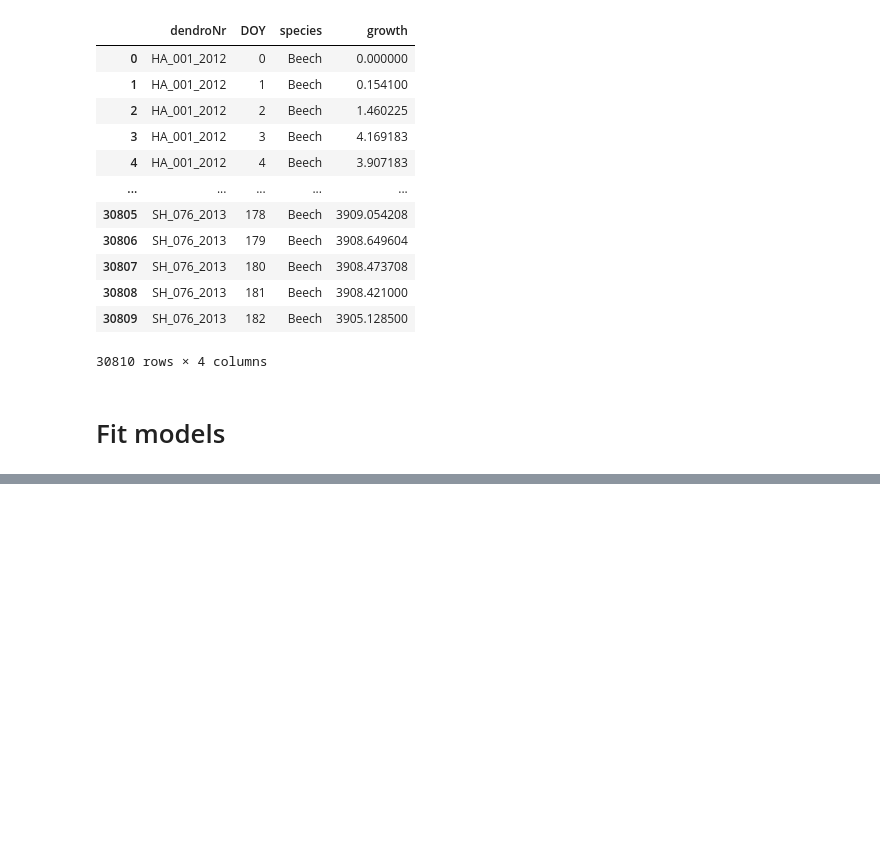
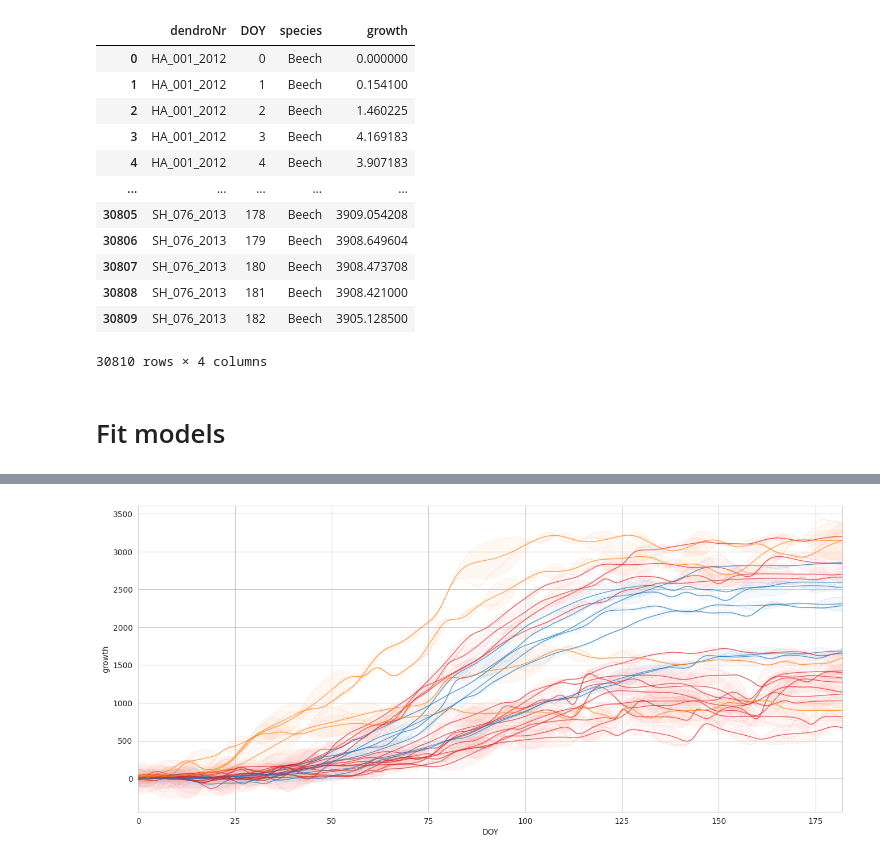
Before and after one commit to ItsNiklas/sparse-gaussian-processes, a Jupyter notebook: Dendro.ipynb, the cells around one changed output, grey strips where cells are left out. Drawn from its saved outputs; the diff is of its cells as text; code cells hidden in the pictures; blank space fills up the shorter version.

```diff
--- a/Dendro.ipynb
+++ b/Dendro.ipynb
@@ -131,11 +86,0 @@ plt.scatter(X_train, y_train, s = 1)
-# %%
-kernel_ = ConstantKernel(15**2) * Matern(2, nu = 5/2) + WhiteKernel(2e3) + RBF(1e-4) * ExpSineSquared(0.2, 1e3)
-gp_model = gaussian_process.GaussianProcessRegressor(
-    kernel=kernel_,
-    n_restarts_optimizer=2,
-    #normalize_y=True,
-    #optimizer=None
-)
-
-gp_model.fit(X_train, y_train)
-gp_model.kernel_, gp_model.log_marginal_likelihood_value_
@@ -179,0 +98,56 @@ plt.show()
+# %%
+#tree = 'SH_076_2013'
+
+plt.figure(figsize=(16, 7))
+
+rng = np.random.default_rng()
+
+X_test = np.linspace(0, dendro.DOY.max(), 500).reshape(-1, 1)
+
+c = lambda s : 0 if s == "Beech" else (3 if s == "Sycamore" else 1)
+
+for tree in tqdm(dendro.dendroNr.unique()[:25]):
+    df_ = dendro.loc[dendro.dendroNr.eq(tree)]
+
+    idx_train = np.sort(rng.integers(0, len(df_.DOY) - 1, 30))
+
+    X_train = df_.DOY.iloc[idx_train].array.reshape(-1, 1)
+    y_train = df_.deltagrowth.iloc[idx_train]
+
+    kernel_ = 37**2 * Matern(length_scale=3, length_scale_bounds=(2,16), nu = 2.5) + WhiteKernel(noise_level=.01, noise_level_bounds="fixed")# + ConstantKernel(2**2) * ExpSineSquared(0.00161, 10)
+    gp_model = gaussian_process.GaussianProcessRegressor(
+        kernel=kernel_,
+        #n_restarts_optimizer=2,
+        #normalize_y=True,
+        #optimizer=None
+    )
+
+    gp_model.fit(X_train, y_train)
+    mean_pred, std_pred = gp_model.predict(X_test, True)
+    y_samples = gp_model.sample_y(X_test, 1)
+
+    weibull_pred = weibull_params[tree][0] * weibull_F(X_test.ravel(), *weibull_params[tree][1:3])
+
+    plt.plot(X_test, mean_pred + weibull_pred, lw=1, zorder=10, alpha = .7, c=sns.color_palette()[c(df_.species.iloc[0])])
+
+    #plt.plot(df_.DOY, df_.growth, lw=1, zorder=10, alpha = .5, c=sns.color_palette("pastel")[c(df_.species.iloc[0])])
+
+    plt.fill_between(
+        X_test.ravel(),
+        mean_pred + weibull_pred - 1.96 * std_pred,
+        mean_pred + weibull_pred + 1.96 * std_pred,
+        alpha=.1, zorder=0, color=sns.color_palette("pastel")[c(df_.species.iloc[0])]
+    )
+
+    for idx, single_prior in enumerate(y_samples.T):
+        plt.plot(
+            X_test, single_prior + weibull_pred
+            , alpha=.4, lw=1, linestyle="dashed", c=sns.color_palette("pastel")[c(df_.species.iloc[0])]
+        )
+
+plt.xlabel("DOY")
+plt.ylabel("growth")
+plt.xlim(0, dendro.DOY.max())
+plt.show()
+# %% [output]
+[figure, added]
```
Also changed, not shown: parts of 7 cells of this notebook, 1 other file.
